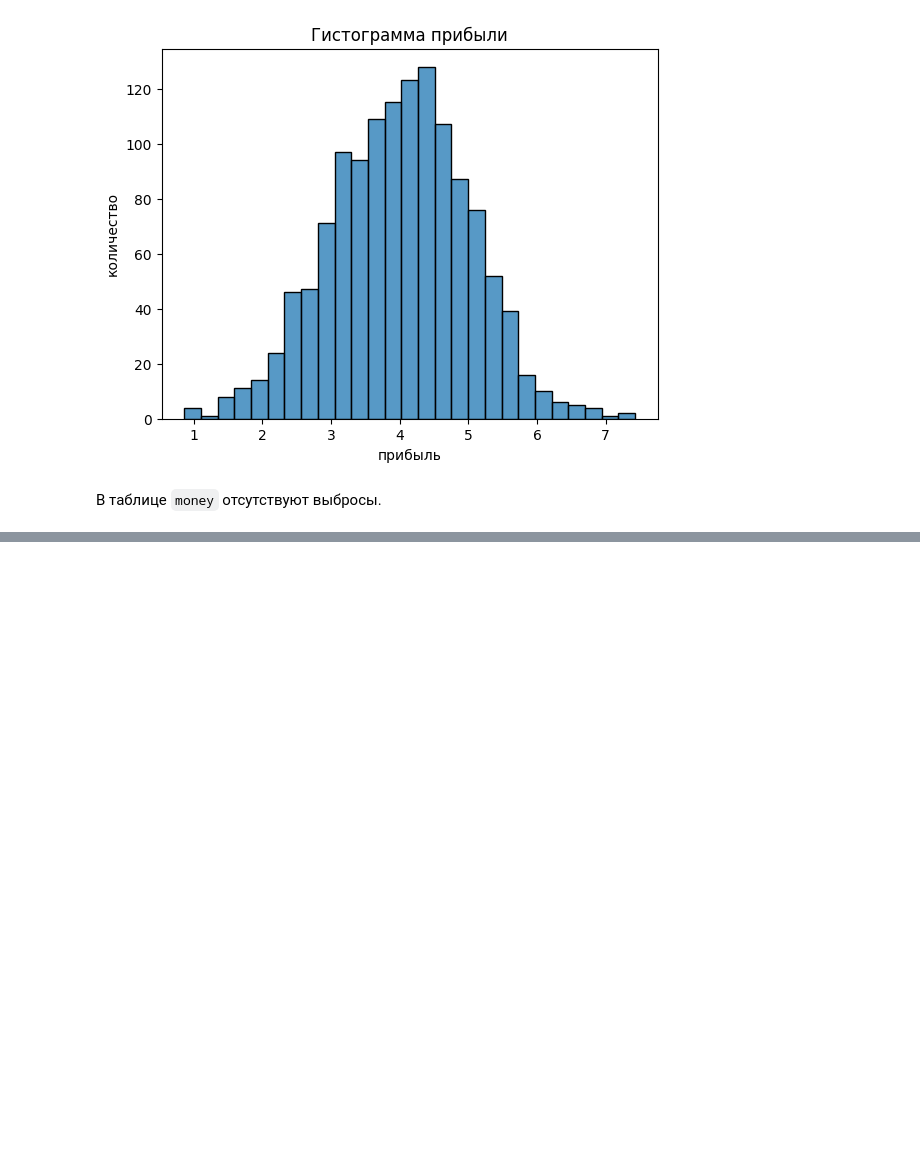
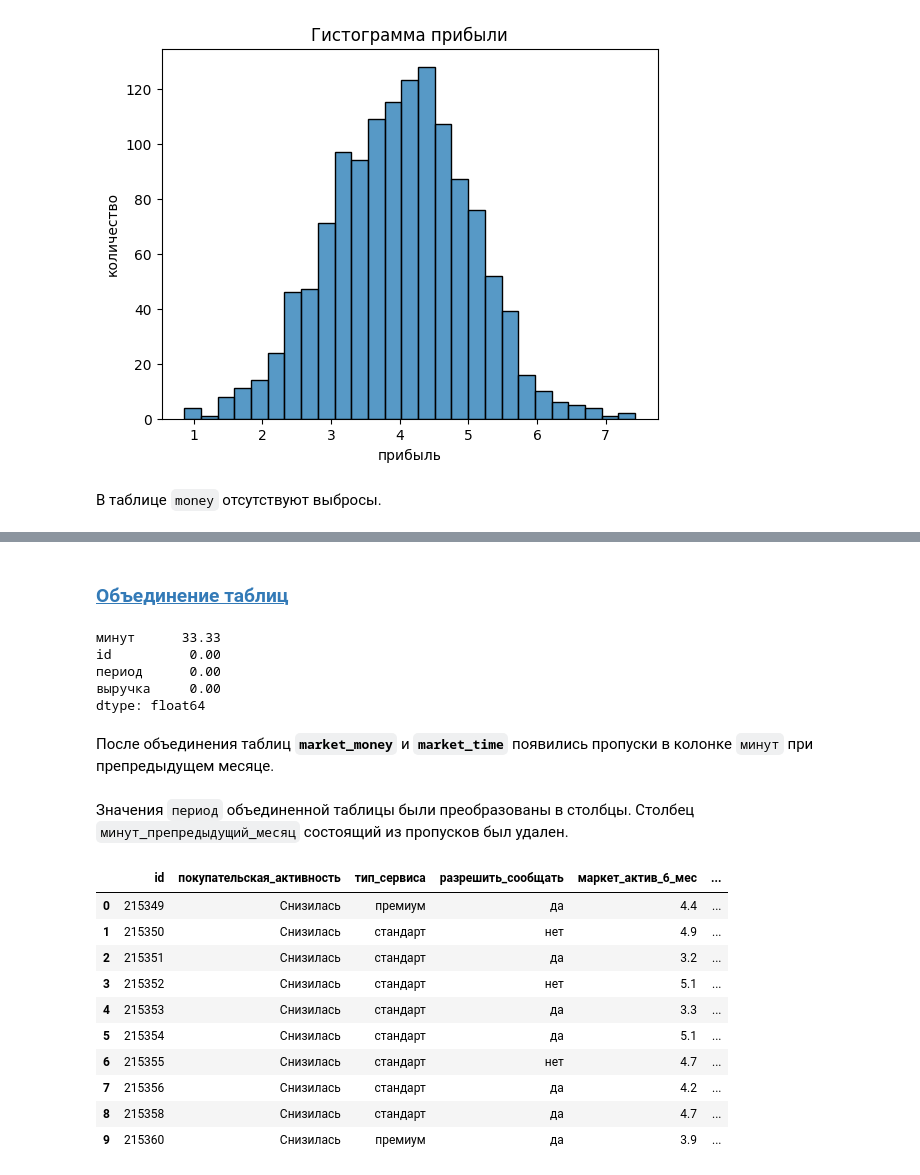
Before and after one commit to serguntsov/supervised_learning_one_click, a Jupyter notebook: market_one_click.ipynb, the cells around one changed output, grey strips where cells are left out. Saved outputs shown, nothing was run; the diff lists cells and outputs as text; code cells hidden in the pictures; blank space fills up the shorter version.

Commit message:
объединение_таблиц

```diff
--- a/market_one_click.ipynb
+++ b/market_one_click.ipynb
@@ -664,0 +655,40 @@ print('Общее количество пользователей:', market.shap
+# %% [markdown]
+### [Объединение таблиц](#task_4_plan) <a id='task_4'></a>
+# %%
+market_money_time = pd.merge_asof(market_money, market_time, on='id', by='период', direction='nearest')
+round((market_money_time.isna().mean()*100).sort_values(ascending=False), 2)
+# %% [output]
+минут      33.33
+id          0.00
+период      0.00
+выручка     0.00
+dtype: float64
+# %% [markdown]
+После объединения таблиц **`market_money`** и **`market_time`** появились пропуски в колонке `минут` при препредыдущем месяце.
+# %%
+market_money_time_agg = market_money_time.pivot(index='id', columns='период')
+market_money_time_agg.columns = ["_".join(clm) for clm in market_money_time_agg.columns] # Избавление от мульти индекса
+
+market_money_time_agg = (market_money_time_agg
+                         .reset_index()
+                         .drop('минут_препредыдущий_месяц', axis=1))
+
+market_money_time_agg.head(10)
+# %% [markdown]
+Значения `период` объединенной таблицы были преобразованы в столбцы. Столбец `минут_препредыдущий_месяц` состоящий из пропусков был удален.
+# %%
+
+market_global = market.merge(market_money_time_agg, on='id')
+market_global.head(10)
+# %% [output]
+|  | id | покупательская_активность | тип_сервиса | разрешить_сообщать | маркет_актив_6_мес | ... |
+| 0 | 215349 | Снизилась | премиум | да | 4.4 | ... |
+| 1 | 215350 | Снизилась | стандарт | нет | 4.9 | ... |
+| 2 | 215351 | Снизилась | стандарт | да | 3.2 | ... |
+| 3 | 215352 | Снизилась | стандарт | нет | 5.1 | ... |
+| 4 | 215353 | Снизилась | стандарт | да | 3.3 | ... |
+| 5 | 215354 | Снизилась | стандарт | да | 5.1 | ... |
+| 6 | 215355 | Снизилась | стандарт | нет | 4.7 | ... |
+| 7 | 215356 | Снизилась | стандарт | да | 4.2 | ... |
+| 8 | 215358 | Снизилась | стандарт | да | 4.7 | ... |
+| 9 | 215360 | Снизилась | премиум | да | 3.9 | ... |
```
Also changed, not shown: parts of 13 cells of this notebook.
